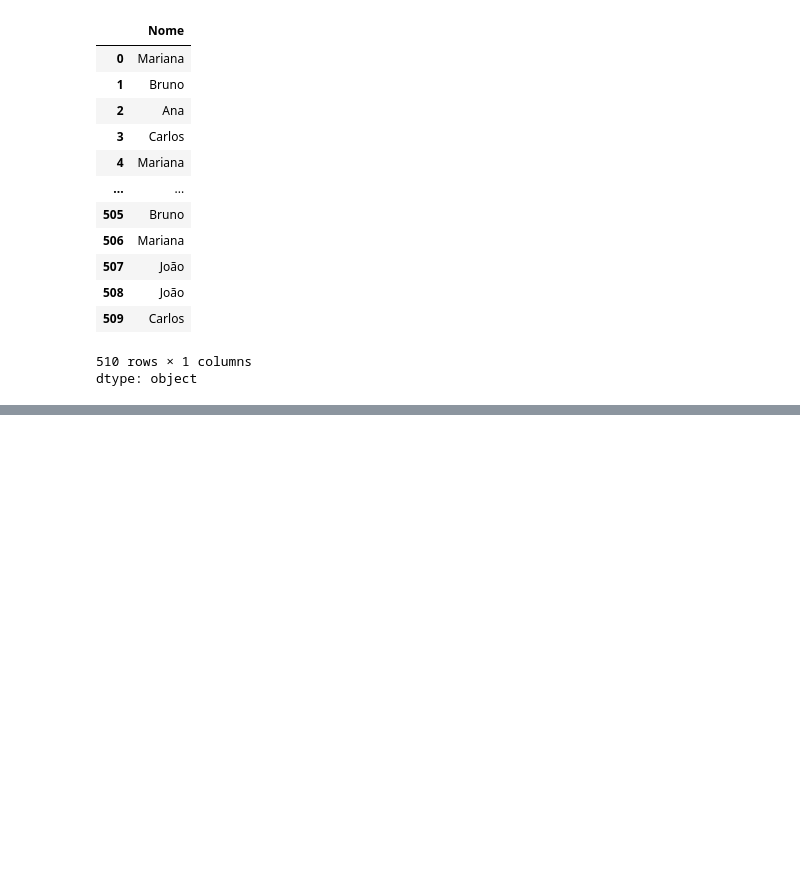
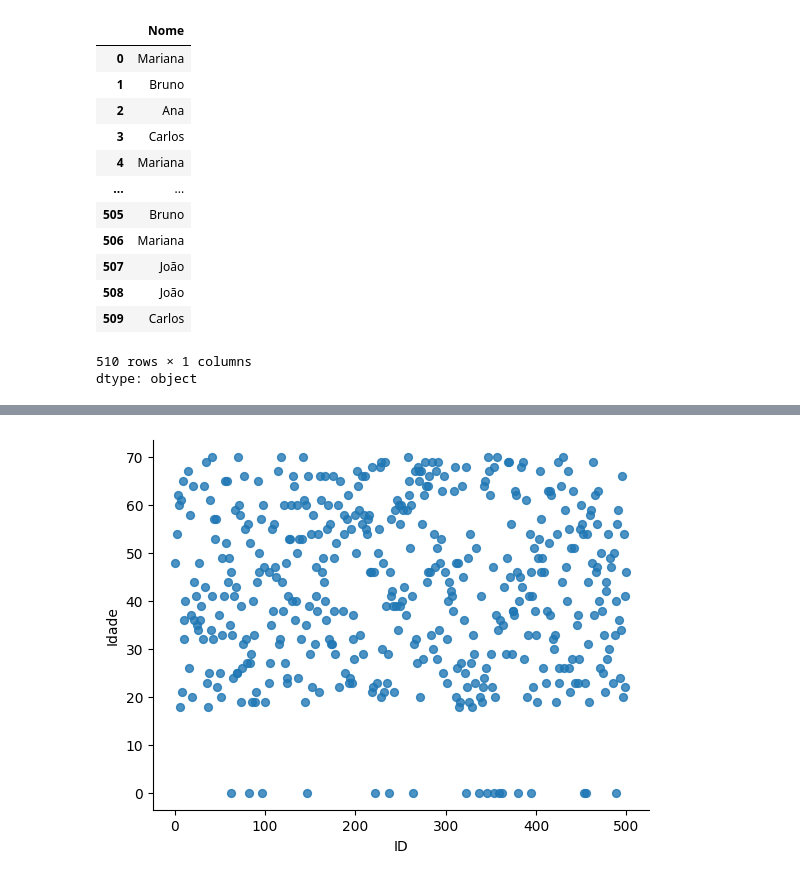
Before and after one commit to DanielVinicius2/Ciencia-de-Dados, a Jupyter notebook: Tratamento_de_dados.ipynb, the cells around one changed output, grey strips where cells are left out. Cells and saved outputs as stored; diff of their text form; code cells hidden in the pictures; blank space fills up the shorter version.

```diff
--- a/Tratamento_de_dados.ipynb
+++ b/Tratamento_de_dados.ipynb
@@ -214,0 +320,6 @@ print(df_csv.drop_duplicates())
+# %%
+#Relação entre a quantidade de idades no DataFrame
+df_no_duplicatas.plot(kind='scatter', x='ID', y='Idade', s=32, alpha=.8)
+plt.gca().spines[['top', 'right',]].set_visible(False)
+# %% [output]
+[figure, added]
```
Also changed, not shown: parts of 29 cells of this notebook.
